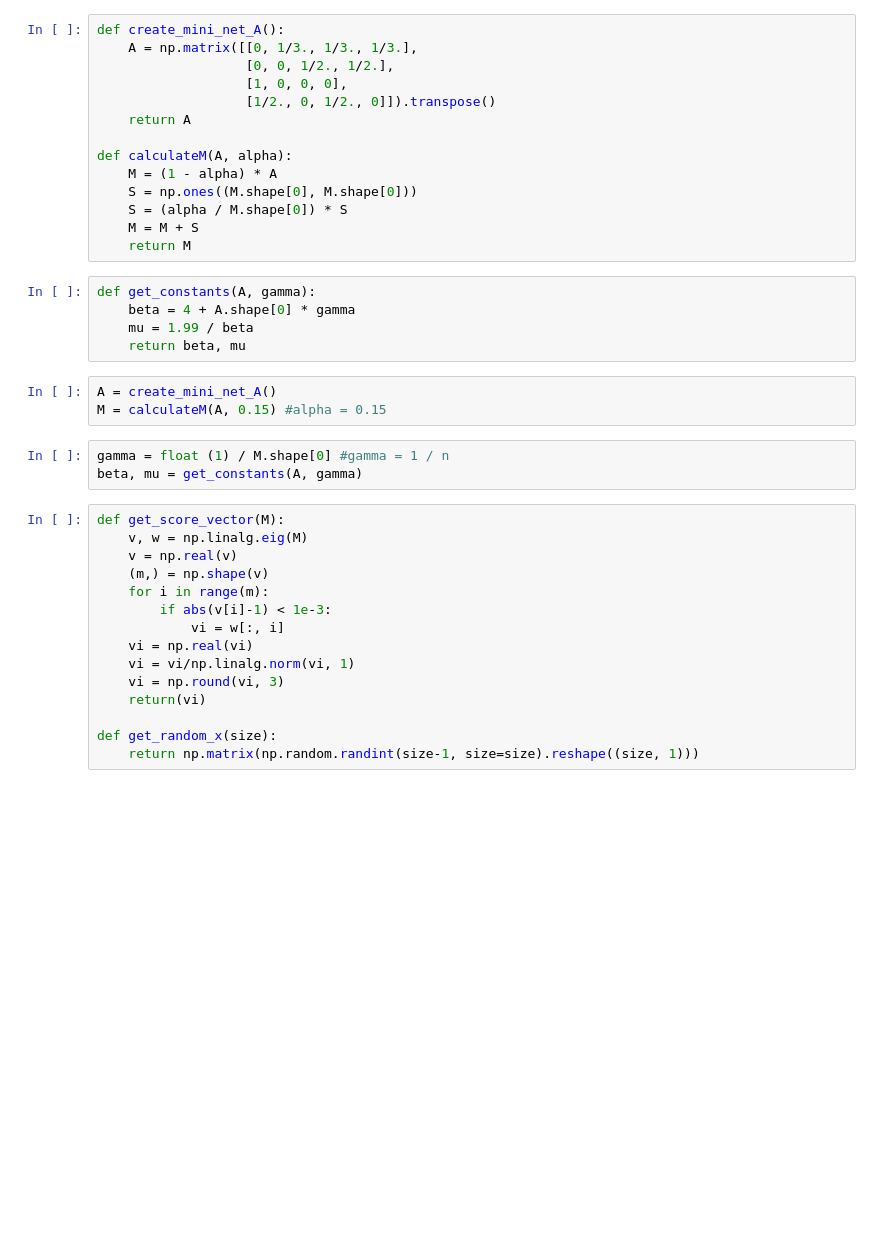
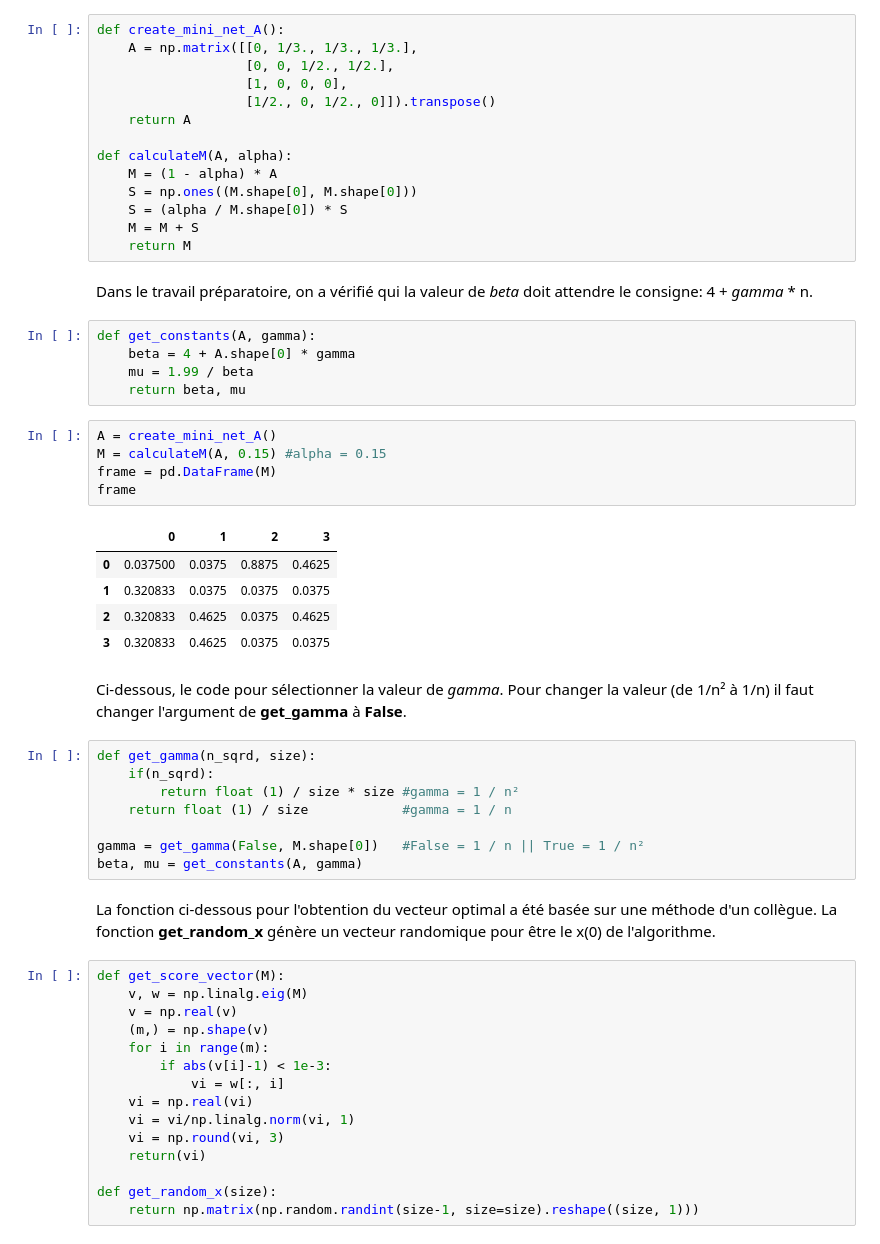
Before and after one commit to LaurenRolan/Math2A, a Jupyter notebook: PageRank/Calcul du Gradient.ipynb, the cells around one changed output. Drawn from its saved outputs; the diff is of its cells as text; blank space fills up the shorter version.

```diff
--- a/PageRank/Calcul du Gradient.ipynb
+++ b/PageRank/Calcul du Gradient.ipynb
@@ -15,6 +20,8 @@ def calculateM(A, alpha):
     S = (alpha / M.shape[0]) * S
     M = M + S
     return M
+# %% [markdown]
+Dans le travail préparatoire, on a vérifié qui la valeur de _beta_ doit attendre le consigne: 4 + _gamma_ * n.
 # %%
 def get_constants(A, gamma):
     beta = 4 + A.shape[0] * gamma
@@ -23,9 +30,27 @@ def get_constants(A, gamma):
 # %%
 A = create_mini_net_A()
 M = calculateM(A, 0.15) #alpha = 0.15
+frame = pd.DataFrame(M)
+frame
+# %% [output]
+|  | 0 | 1 | 2 | 3 |
+| 0 | 0.037500 | 0.0375 | 0.8875 | 0.4625 |
+| 1 | 0.320833 | 0.0375 | 0.0375 | 0.0375 |
+| 2 | 0.320833 | 0.4625 | 0.0375 | 0.4625 |
+| 3 | 0.320833 | 0.4625 | 0.0375 | 0.0375 |
+# %% [markdown]
+Ci-dessous, le code pour sélectionner la valeur de _gamma_. Pour changer la valeur (de 1/n² à 1/n) il faut changer l'argument de __get_gamma__ à __False__.
 # %%
-gamma = float (1) / M.shape[0] #gamma = 1 / n
+def get_gamma(n_sqrd, size):
+    if(n_sqrd):
+        return float (1) / size * size #gamma = 1 / n²
+    return float (1) / size            #gamma = 1 / n
+
+gamma = get_gamma(False, M.shape[0])   #False = 1 / n || True = 1 / n²
 beta, mu = get_constants(A, gamma)
+# %% [markdown]
+La fonction ci-dessous pour l'obtention du vecteur optimal a été basée sur une méthode d'un collègue.
+La fonction __get_random_x__ génère un vecteur randomique pour être le x(0) de l'algorithme.
 # %%
 def get_score_vector(M):
     v, w = np.linalg.eig(M)
```
Also changed, not shown: parts of 21 cells of this notebook.
